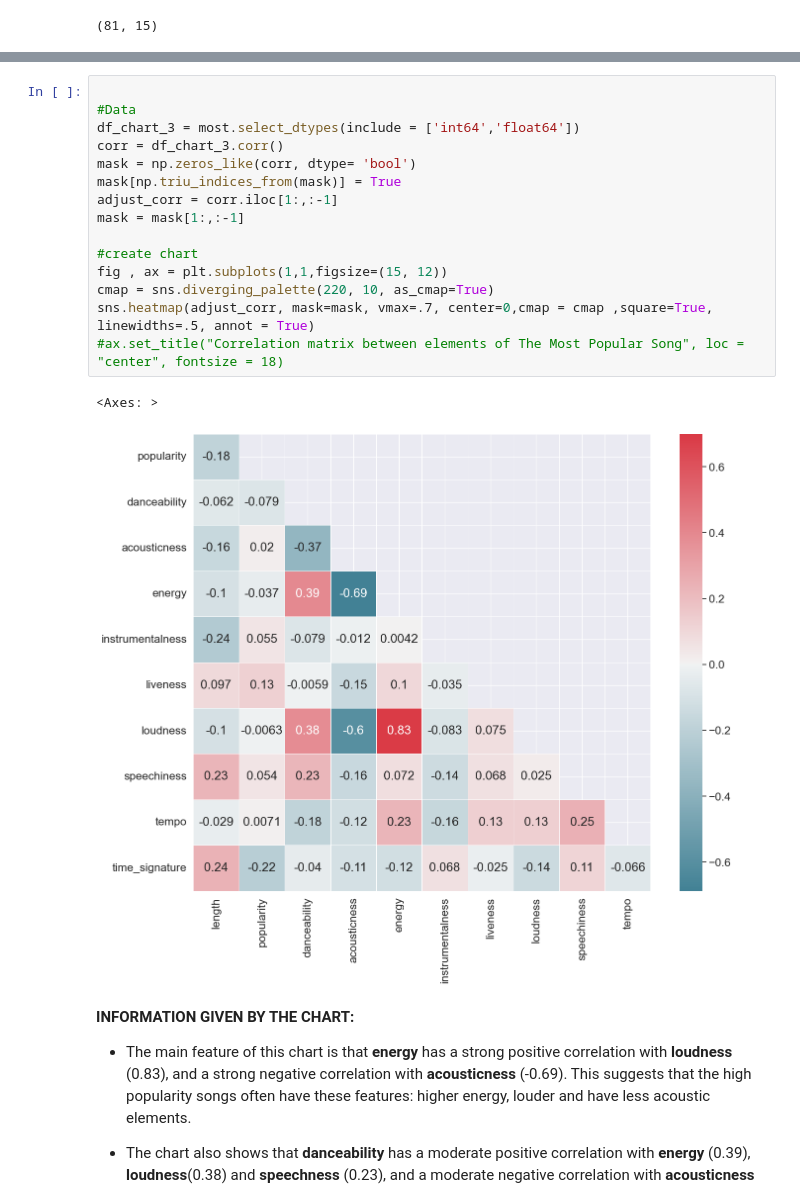
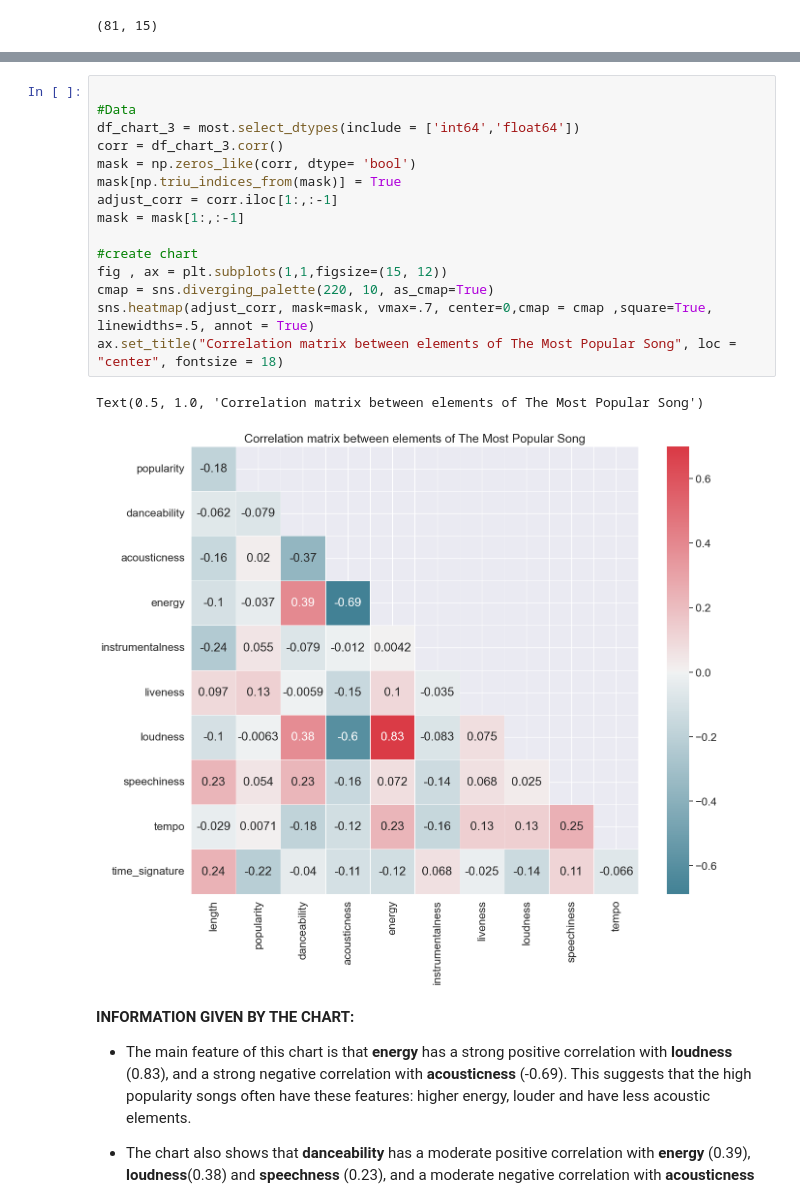
Before and after one commit to Luc-h0/Nhap_mon_khoa_hoc_du_lieu, a Jupyter notebook: src/EDA_and_Preprocessing.ipynb, the cells around one changed output, grey strips where cells are left out. Saved outputs shown, nothing was run; the diff lists cells and outputs as text.

```diff
--- a/src/EDA_and_Preprocessing.ipynb
+++ b/src/EDA_and_Preprocessing.ipynb
@@ -354,21 +349,21 @@ most.tail(5)
 # %%
 
 #Data
 df_chart_3 = most.select_dtypes(include = ['int64','float64'])
 corr = df_chart_3.corr()
 mask = np.zeros_like(corr, dtype= 'bool')
 mask[np.triu_indices_from(mask)] = True
 adjust_corr = corr.iloc[1:,:-1]
 mask = mask[1:,:-1]
 
 #create chart
 fig , ax = plt.subplots(1,1,figsize=(15, 12))
 cmap = sns.diverging_palette(220, 10, as_cmap=True)
 sns.heatmap(adjust_corr, mask=mask, vmax=.7, center=0,cmap = cmap ,square=True, linewidths=.5, annot = True)
-#ax.set_title("Correlation matrix between elements of The Most Popular Song", loc = "center", fontsize = 18)
+ax.set_title("Correlation matrix between elements of The Most Popular Song", loc = "center", fontsize = 18)
 # %% [output]
-<Axes: >
+Text(0.5, 1.0, 'Correlation matrix between elements of The Most Popular Song')
-[figure, old version]
+[figure, new version]
 # %% [markdown]
 **INFORMATION GIVEN BY THE CHART:**
 
```
Also changed, not shown: parts of 5 cells of this notebook.
